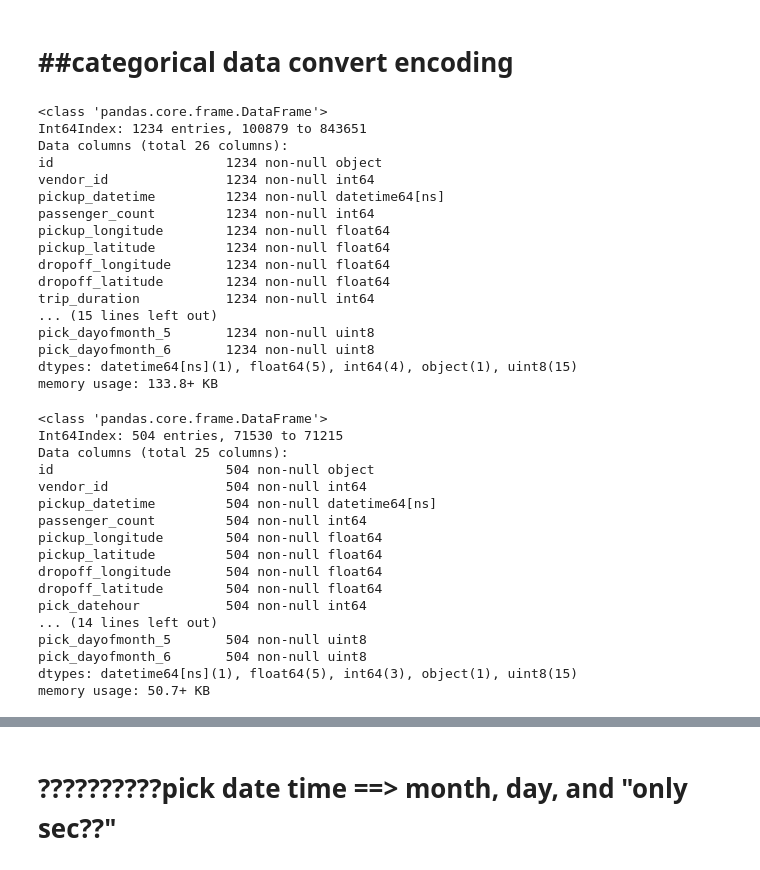
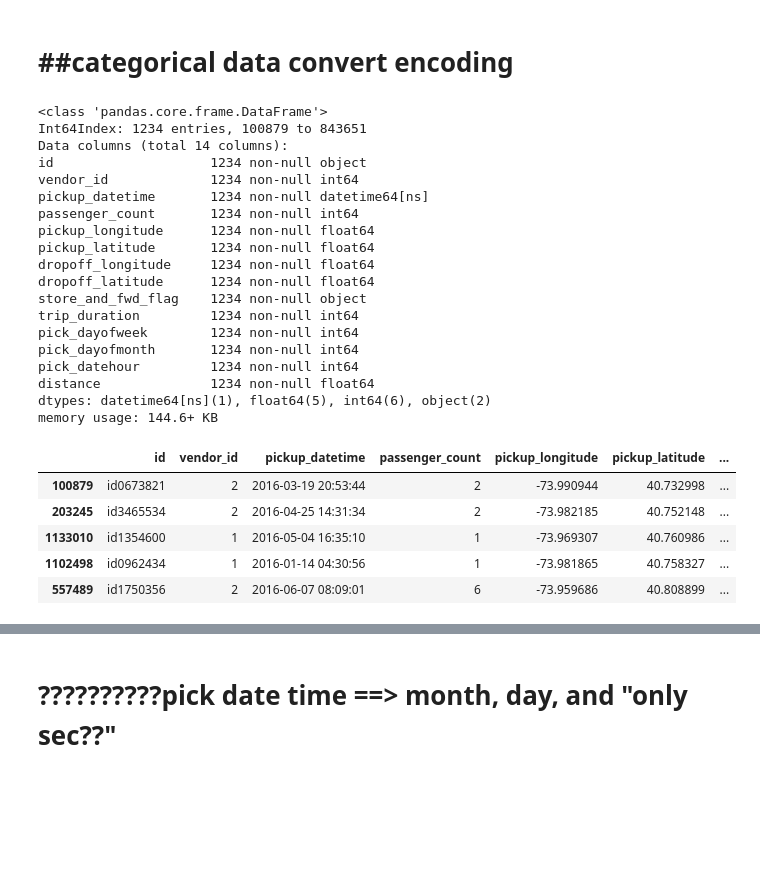
Before and after one commit to jungi21cc/taxi, a Jupyter notebook: taxi_v1.000.ipynb, the cells around one changed output, grey strips where cells are left out. Saved outputs shown, nothing was run; the diff lists cells and outputs as text; code cells hidden in the pictures; blank space fills up the shorter version.

```diff
--- a/taxi_v1.000.ipynb
+++ b/taxi_v1.000.ipynb
@@ -260,8 +260,5 @@ train["pick_dayofmonth"] = train["pickup_datetime"].dt.month
 # train["drop_dayofmonth"] = train["dropoff_datetime"].dt.month.astype("int")
 
 # #date by hour
-# train["pick_datehour"] = train["pickup_datetime"].dt.hour
+train["pick_datehour"] = train["pickup_datetime"].dt.hour
 # # train["drop_datehour"] = train["dropoff_datetime"].dt.hour.astype("int")
-
-#date time convert to sec
-train["pickup_sec"] = train["pickup_datetime"] - train["pick_dayofweek"]
@@ -425,5 +383,3 @@ test = test[test['distance'] <= lower_bound["distance"]]
 test = test[test['distance'] >= upper_bound["distance"]]
 # %% [markdown]
 # ##categorical data convert encoding
-# %%
-train = pd.get_dummies(train, columns=["store_and_fwd_flag", "pick_dayofweek", "pick_dayofmonth" ])
@@ -434,38 +388,29 @@ train.info()
 # %% [output]
 <class 'pandas.core.frame.DataFrame'>
 Int64Index: 1234 entries, 100879 to 843651
-Data columns (total 26 columns):
-id                      1234 non-null object
-vendor_id               1234 non-null int64
-pickup_datetime         1234 non-null datetime64[ns]
-passenger_count         1234 non-null int64
-pickup_longitude        1234 non-null float64
-pickup_latitude         1234 non-null float64
-dropoff_longitude       1234 non-null float64
-dropoff_latitude        1234 non-null float64
-trip_duration           1234 non-null int64
-... (15 lines left out)
-pick_dayofmonth_5       1234 non-null uint8
-pick_dayofmonth_6       1234 non-null uint8
-dtypes: datetime64[ns](1), float64(5), int64(4), object(1), uint8(15)
-memory usage: 133.8+ KB
+Data columns (total 14 columns):
+id                    1234 non-null object
+vendor_id             1234 non-null int64
+pickup_datetime       1234 non-null datetime64[ns]
+passenger_count       1234 non-null int64
+pickup_longitude      1234 non-null float64
+pickup_latitude       1234 non-null float64
+dropoff_longitude     1234 non-null float64
+dropoff_latitude      1234 non-null float64
+store_and_fwd_flag    1234 non-null object
+trip_duration         1234 non-null int64
+pick_dayofweek        1234 non-null int64
+pick_dayofmonth       1234 non-null int64
+pick_datehour         1234 non-null int64
+distance              1234 non-null float64
+dtypes: datetime64[ns](1), float64(5), int64(6), object(2)
+memory usage: 144.6+ KB
-# %%
-test.info()
-# %% [output]
-<class 'pandas.core.frame.DataFrame'>
-Int64Index: 504 entries, 71530 to 71215
-Data columns (total 25 columns):
-id                      504 non-null object
-vendor_id               504 non-null int64
-pickup_datetime         504 non-null datetime64[ns]
-passenger_count         504 non-null int64
-pickup_longitude        504 non-null float64
-pickup_latitude         504 non-null float64
-dropoff_longitude       504 non-null float64
-dropoff_latitude        504 non-null float64
-pick_datehour           504 non-null int64
-... (14 lines left out)
-pick_dayofmonth_5       504 non-null uint8
-pick_dayofmonth_6       504 non-null uint8
-dtypes: datetime64[ns](1), float64(5), int64(3), object(1), uint8(15)
-memory usage: 50.7+ KB
+# %%
+train.head()
+# %% [output]
+|  | id | vendor_id | pickup_datetime | passenger_count | pickup_longitude | pickup_latitude | ... |
+| 100879 | id0673821 | 2 | 2016-03-19 20:53:44 | 2 | -73.990944 | 40.732998 | ... |
+| 203245 | id3465534 | 2 | 2016-04-25 14:31:34 | 2 | -73.982185 | 40.752148 | ... |
+| 1133010 | id1354600 | 1 | 2016-05-04 16:35:10 | 1 | -73.969307 | 40.760986 | ... |
+| 1102498 | id0962434 | 1 | 2016-01-14 04:30:56 | 1 | -73.981865 | 40.758327 | ... |
+| 557489 | id1750356 | 2 | 2016-06-07 08:09:01 | 6 | -73.959686 | 40.808899 | ... |
```
Also changed, not shown: parts of 21 cells of this notebook, 2 other files.
